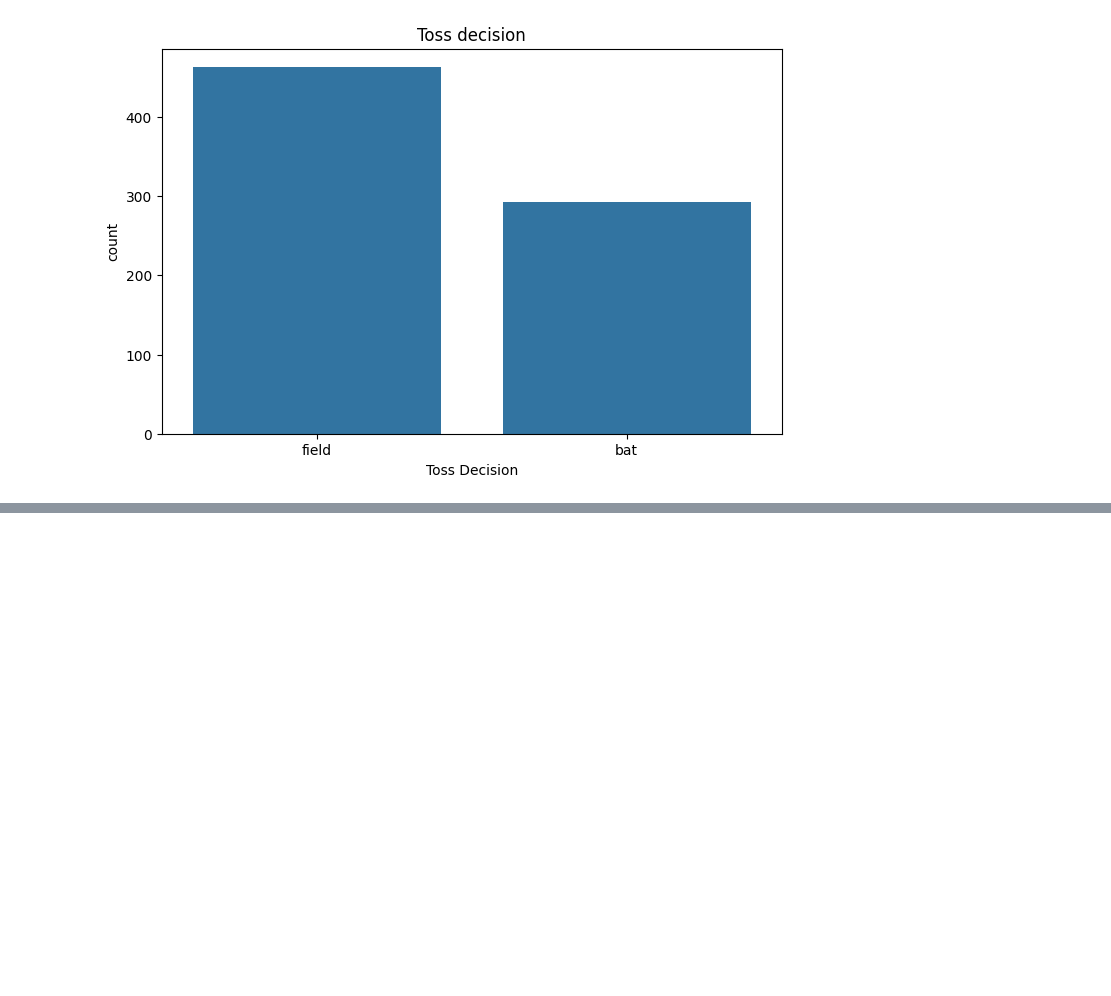
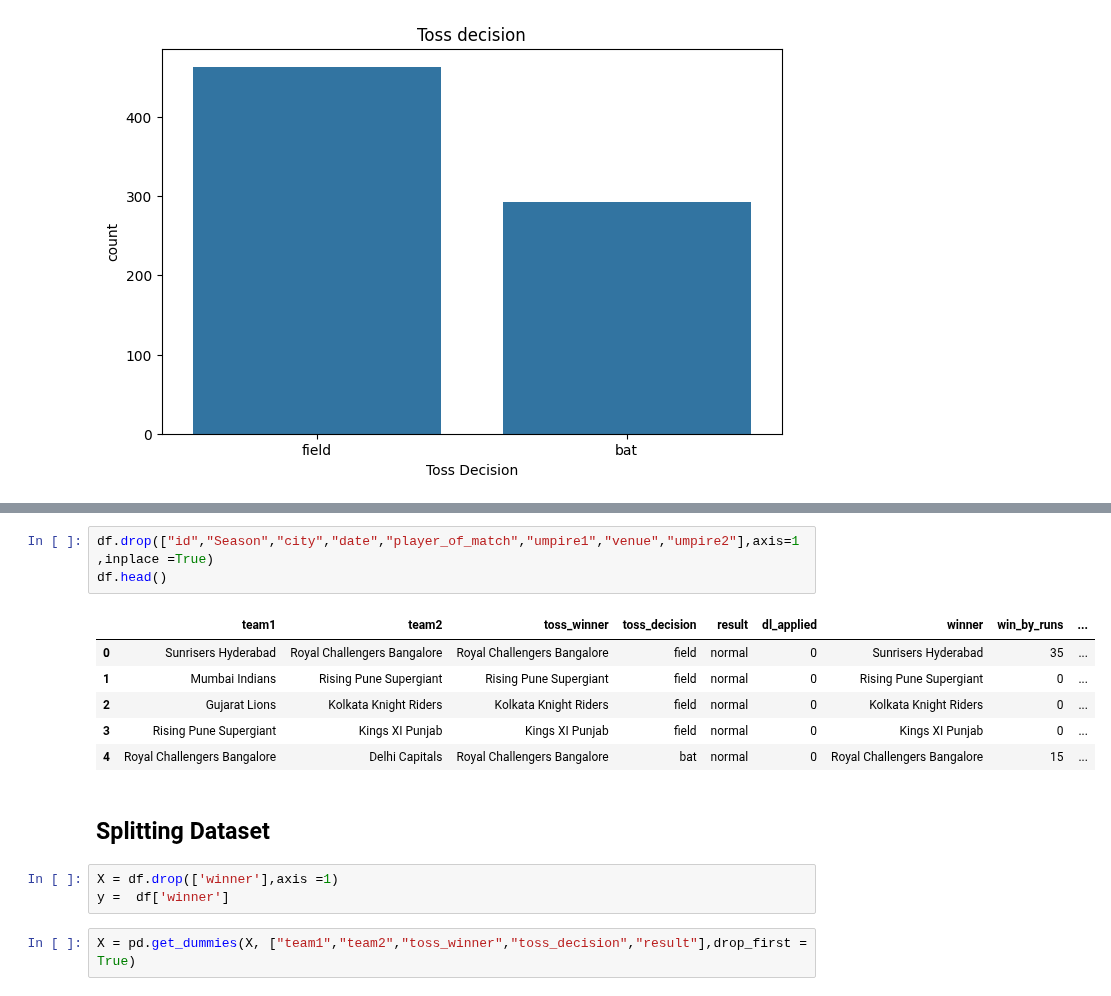
Before and after one commit to PratyushPoddar07/DATA_Project, a Jupyter notebook: ML-Project/Supervised/IPL WINNING PRED/IPL_Pred.ipynb, the cells around one changed output, grey strips where cells are left out. Saved outputs shown, nothing was run; the diff lists cells and outputs as text; blank space fills up the shorter version.

```diff
--- a/ML-Project/Supervised/IPL WINNING PRED/IPL_Pred.ipynb
+++ b/ML-Project/Supervised/IPL WINNING PRED/IPL_Pred.ipynb
@@ -157,0 +185,17 @@ plt.show()
+# %%
+df.drop(["id","Season","city","date","player_of_match","umpire1","venue","umpire2"],axis=1,inplace =True)
+df.head()
+# %% [output]
+|  | team1 | team2 | toss_winner | toss_decision | result | dl_applied | winner | win_by_runs | ... |
+| 0 | Sunrisers Hyderabad | Royal Challengers Bangalore | Royal Challengers Bangalore | field | normal | 0 | Sunrisers Hyderabad | 35 | ... |
+| 1 | Mumbai Indians | Rising Pune Supergiant | Rising Pune Supergiant | field | normal | 0 | Rising Pune Supergiant | 0 | ... |
+| 2 | Gujarat Lions | Kolkata Knight Riders | Kolkata Knight Riders | field | normal | 0 | Kolkata Knight Riders | 0 | ... |
+| 3 | Rising Pune Supergiant | Kings XI Punjab | Kings XI Punjab | field | normal | 0 | Kings XI Punjab | 0 | ... |
+| 4 | Royal Challengers Bangalore | Delhi Capitals | Royal Challengers Bangalore | bat | normal | 0 | Royal Challengers Bangalore | 15 | ... |
+# %% [markdown]
+## Splitting Dataset
+# %%
+X = df.drop(['winner'],axis =1)
+y =  df['winner']
+# %%
+X = pd.get_dummies(X, ["team1","team2","toss_winner","toss_decision","result"],drop_first = True)
```
Also changed, not shown: parts of 22 cells of this notebook.
